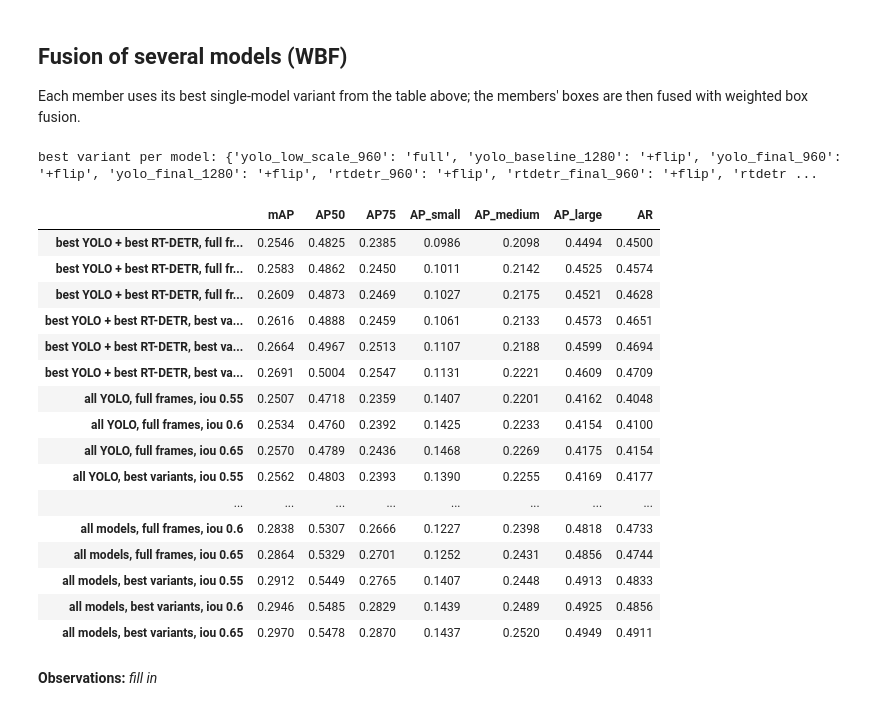
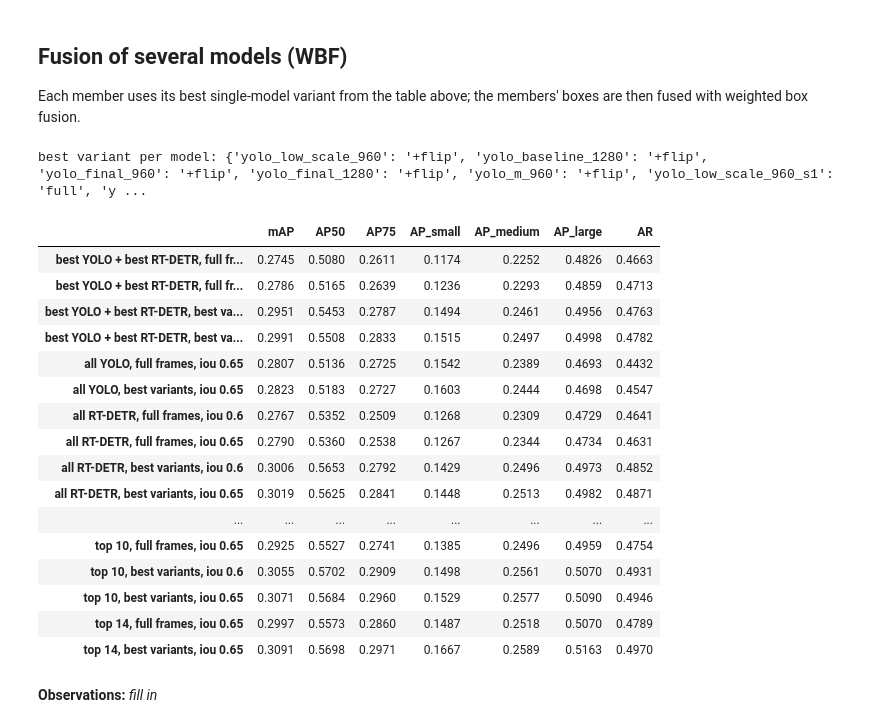
Before and after one commit to yagodanr/ai-hw2-multiobject-detection, a Jupyter notebook: src/09_final_pipeline.ipynb, the cells around one changed output. Saved outputs shown, nothing was run; the diff lists cells and outputs as text; code cells hidden in the pictures.

Commit message:
Final pipeline: YOLO/RT-DETR experiments, 18-model WBF ensemble, flip TTA, temporal rescoring; results

```diff
--- a/src/09_final_pipeline.ipynb
+++ b/src/09_final_pipeline.ipynb
@@ -60,16 +63,30 @@ CANDIDATES = {   # name: (class, run folder, full-frame imgsz)
     "yolo_baseline_1280": (YOLO, RUNS_ROOT / "yolo/baseline", 1280),
     "yolo_final_960":     (YOLO, RUNS_ROOT / "yolo/final_960", 960),
     "yolo_final_1280":    (YOLO, RUNS_ROOT / "yolo/final_1280", 1280),
+    "yolo_m_960":         (YOLO, RUNS_ROOT / "yolo/m_960", 960),
+    "yolo_low_scale_960_s1": (YOLO, RUNS_ROOT / "yolo/low_scale_960_s1", 960),
+    "yolo_tuned_1280":    (YOLO, RUNS_ROOT / "yolo/tuned", 1280),
+    "yolo_m_1280":        (YOLO, RUNS_ROOT / "yolo/m_1280", 1280),
+    "yolo_step4_960":     (YOLO, RUNS_ROOT / "yolo/step4_960", 960),
+    "yolo_step2_960":     (YOLO, RUNS_ROOT / "yolo/step2_960", 960),
+    "yolo_mixup_960":     (YOLO, RUNS_ROOT / "yolo/mixup_960", 960),
     "rtdetr_960":         (RTDETR, RUNS_ROOT / "rtdetr/imgsz_960", 960),
     "rtdetr_final_960":   (RTDETR, RUNS_ROOT / "rtdetr/final_960", 960),
     "rtdetr_final_960_s025": (RTDETR, RUNS_ROOT / "rtdetr/final_960_s025", 960),
+    "rtdetr_final_1280":  (RTDETR, RUNS_ROOT / "rtdetr/final_1280", 1280),
+    "rtdetr_x_960":       (RTDETR, RUNS_ROOT / "rtdetr/final_x_960", 960),
+    "rtdetr_960_mixup":   (RTDETR, RUNS_ROOT / "rtdetr/final_960_s025_mixup", 960),
+    "rtdetr_960_seed1":   (RTDETR, RUNS_ROOT / "rtdetr/final_960_s025_seed1", 960),
+    "rtdetr_960_step4":   (RTDETR, RUNS_ROOT / "rtdetr/final_960_s025_step4", 960),
+    "rtdetr_960_step2":   (RTDETR, RUNS_ROOT / "rtdetr/final_960_s025_step2", 960),
 }
 MODELS = {n: v for n, v in CANDIDATES.items() if (v[1] / "best.pt").exists()}
 print("available:", list(MODELS))
 
 TILES = TileCfg(size=640, overlap=0.2, imgsz=640, conf=0.01, min_side=1000)
+CACHE_PASSES = tuple(os.environ.get("PASSES", "full,flip,tiles").split(","))   # PASSES=full,flip skips the tile pass
 TILE_MAX_SIDE = 64            # "small only": tile boxes whose longer side is < 64 px (64 beat 96 in the CPU ablation)
-WBF_IOUS = (0.55, 0.6, 0.65)  # box-matching IoU for weighted box fusion
+WBF_IOUS = (0.6, 0.65)        # box-matching IoU for weighted box fusion (0.55 was always worse in run 1)
 items = val_items(GT_FILE, DATA_ROOT, max_images=6 if FIXTURE else None)
 image_ids = [i for i, _ in items]
 # %% [output]
@@ -82,6 +99,7 @@ On the RTX 4060 this takes a few minutes per YOLO model and longer for RT-DETR.
 caches = {}
 for name, (cls, run, imgsz) in MODELS.items():
     print(name)
-    caches[name] = cache_passes(cls(str(run / "best.pt")), items, imgsz, TILES, OUT / f"val_{name}.pkl", device=DEVICE)
+    caches[name] = cache_passes(cls(str(run / "best.pt")), items, imgsz, TILES, OUT / f"val_{name}.pkl", device=DEVICE,
+                                passes=CACHE_PASSES)
 # %% [output]
 yolo_low_scale_960
@@ -118,6 +136,7 @@ VARIANTS = {
     "+tiles small+flip":     dict(passes=("full", "flip", "tiles"), tile_max_side=TILE_MAX_SIDE),
     "+tiles+flip":           dict(passes=("full", "flip", "tiles")),
 }
+VARIANTS = {k: v for k, v in VARIANTS.items() if set(v["passes"]) <= set(CACHE_PASSES)}
 rows = {}
 for name in MODELS:
     for label, v in VARIANTS.items():
@@ -152,46 +171,48 @@ Each member uses its best single-model variant from the table above; the members
 # %%
 best_variant = {n: single.loc[n]["mAP"].idxmax() for n in MODELS}
 print("best variant per model:", best_variant)
 
 def member(n, label=None):
     v = VARIANTS[label or best_variant[n]]
     return lambda i: combine(caches[n][i], v["passes"], tile_max_side=v.get("tile_max_side"))
 
 yolos = [n for n in MODELS if n.startswith("yolo")]
 detrs = [n for n in MODELS if n.startswith("rtdetr")]
 best_yolo = max(yolos, key=lambda n: single.loc[(n, best_variant[n]), "mAP"]) if yolos else None
 best_detr = max(detrs, key=lambda n: single.loc[(n, best_variant[n]), "mAP"]) if detrs else None
+ranked = sorted(MODELS, key=lambda n: -single.loc[(n, best_variant[n]), "mAP"])   # best single models first
 GROUPS = {"best YOLO + best RT-DETR": [n for n in (best_yolo, best_detr) if n],
-          "all YOLO": yolos, "all models": list(MODELS)}
+          "all YOLO": yolos, "all RT-DETR": detrs, "all models": list(MODELS),
+          **{f"top {k}": ranked[:k] for k in (4, 7, 10, 14) if k < len(ranked)}}
 fused = {}
 for label, names in GROUPS.items():
     if len(names) < 2:
         continue
     for tag, use_best in [("full frames", False), ("best variants", True)]:
         fns = [member(n) if use_best else member(n, "full") for n in names]
-        for wiou in WBF_IOUS:
+        for wiou in (WBF_IOUS if len(names) <= 10 else (0.65,)):   # big groups: only the IoU that won before (WBF is slow)
             fused[f"{label}, {tag}, iou {wiou}"] = score(
                 lambda i, fns=fns, n0=names[0], wiou=wiou: fuse([f(i) for f in fns], caches[n0][i]["shape"], iou=wiou))
 pd.DataFrame(fused).T[cols].style.format("{:.4f}").highlight_max(axis=0)
 # %% [output]
-best variant per model: {'yolo_low_scale_960': 'full', 'yolo_baseline_1280': '+flip', 'yolo_final_960': '+flip', 'yolo_final_1280': '+flip', 'rtdetr_960': '+flip', 'rtdetr_final_960': '+flip', 'rtdetr ...
+best variant per model: {'yolo_low_scale_960': '+flip', 'yolo_baseline_1280': '+flip', 'yolo_final_960': '+flip', 'yolo_final_1280': '+flip', 'yolo_m_960': '+flip', 'yolo_low_scale_960_s1': 'full', 'y ...
 |  | mAP | AP50 | AP75 | AP_small | AP_medium | AP_large | AR |
-| best YOLO + best RT-DETR, full fr... | 0.2546 | 0.4825 | 0.2385 | 0.0986 | 0.2098 | 0.4494 | 0.4500 |
-| best YOLO + best RT-DETR, full fr... | 0.2583 | 0.4862 | 0.2450 | 0.1011 | 0.2142 | 0.4525 | 0.4574 |
-| best YOLO + best RT-DETR, full fr... | 0.2609 | 0.4873 | 0.2469 | 0.1027 | 0.2175 | 0.4521 | 0.4628 |
-| best YOLO + best RT-DETR, best va... | 0.2616 | 0.4888 | 0.2459 | 0.1061 | 0.2133 | 0.4573 | 0.4651 |
-| best YOLO + best RT-DETR, best va... | 0.2664 | 0.4967 | 0.2513 | 0.1107 | 0.2188 | 0.4599 | 0.4694 |
-| best YOLO + best RT-DETR, best va... | 0.2691 | 0.5004 | 0.2547 | 0.1131 | 0.2221 | 0.4609 | 0.4709 |
-| all YOLO, full frames, iou 0.55 | 0.2507 | 0.4718 | 0.2359 | 0.1407 | 0.2201 | 0.4162 | 0.4048 |
-| all YOLO, full frames, iou 0.6 | 0.2534 | 0.4760 | 0.2392 | 0.1425 | 0.2233 | 0.4154 | 0.4100 |
-| all YOLO, full frames, iou 0.65 | 0.2570 | 0.4789 | 0.2436 | 0.1468 | 0.2269 | 0.4175 | 0.4154 |
-| all YOLO, best variants, iou 0.55 | 0.2562 | 0.4803 | 0.2393 | 0.1390 | 0.2255 | 0.4169 | 0.4177 |
+| best YOLO + best RT-DETR, full fr... | 0.2745 | 0.5080 | 0.2611 | 0.1174 | 0.2252 | 0.4826 | 0.4663 |
+| best YOLO + best RT-DETR, full fr... | 0.2786 | 0.5165 | 0.2639 | 0.1236 | 0.2293 | 0.4859 | 0.4713 |
+| best YOLO + best RT-DETR, best va... | 0.2951 | 0.5453 | 0.2787 | 0.1494 | 0.2461 | 0.4956 | 0.4763 |
+| best YOLO + best RT-DETR, best va... | 0.2991 | 0.5508 | 0.2833 | 0.1515 | 0.2497 | 0.4998 | 0.4782 |
+| all YOLO, full frames, iou 0.65 | 0.2807 | 0.5136 | 0.2725 | 0.1542 | 0.2389 | 0.4693 | 0.4432 |
+| all YOLO, best variants, iou 0.65 | 0.2823 | 0.5183 | 0.2727 | 0.1603 | 0.2444 | 0.4698 | 0.4547 |
+| all RT-DETR, full frames, iou 0.6 | 0.2767 | 0.5352 | 0.2509 | 0.1268 | 0.2309 | 0.4729 | 0.4641 |
+| all RT-DETR, full frames, iou 0.65 | 0.2790 | 0.5360 | 0.2538 | 0.1267 | 0.2344 | 0.4734 | 0.4631 |
+| all RT-DETR, best variants, iou 0.6 | 0.3006 | 0.5653 | 0.2792 | 0.1429 | 0.2496 | 0.4973 | 0.4852 |
+| all RT-DETR, best variants, iou 0.65 | 0.3019 | 0.5625 | 0.2841 | 0.1448 | 0.2513 | 0.4982 | 0.4871 |
 | ... | ... | ... | ... | ... | ... | ... | ... |
-| all models, full frames, iou 0.6 | 0.2838 | 0.5307 | 0.2666 | 0.1227 | 0.2398 | 0.4818 | 0.4733 |
-| all models, full frames, iou 0.65 | 0.2864 | 0.5329 | 0.2701 | 0.1252 | 0.2431 | 0.4856 | 0.4744 |
-| all models, best variants, iou 0.55 | 0.2912 | 0.5449 | 0.2765 | 0.1407 | 0.2448 | 0.4913 | 0.4833 |
-| all models, best variants, iou 0.6 | 0.2946 | 0.5485 | 0.2829 | 0.1439 | 0.2489 | 0.4925 | 0.4856 |
-| all models, best variants, iou 0.65 | 0.2970 | 0.5478 | 0.2870 | 0.1437 | 0.2520 | 0.4949 | 0.4911 |
+| top 10, full frames, iou 0.65 | 0.2925 | 0.5527 | 0.2741 | 0.1385 | 0.2496 | 0.4959 | 0.4754 |
+| top 10, best variants, iou 0.6 | 0.3055 | 0.5702 | 0.2909 | 0.1498 | 0.2561 | 0.5070 | 0.4931 |
+| top 10, best variants, iou 0.65 | 0.3071 | 0.5684 | 0.2960 | 0.1529 | 0.2577 | 0.5090 | 0.4946 |
+| top 14, full frames, iou 0.65 | 0.2997 | 0.5573 | 0.2860 | 0.1487 | 0.2518 | 0.5070 | 0.4789 |
+| top 14, best variants, iou 0.65 | 0.3091 | 0.5698 | 0.2971 | 0.1667 | 0.2589 | 0.5163 | 0.4970 |
 # %% [markdown]
 **Observations:** _fill in_
 # %% [markdown]
```
Also changed, not shown: parts of 7 cells of this notebook, 15 other files.
